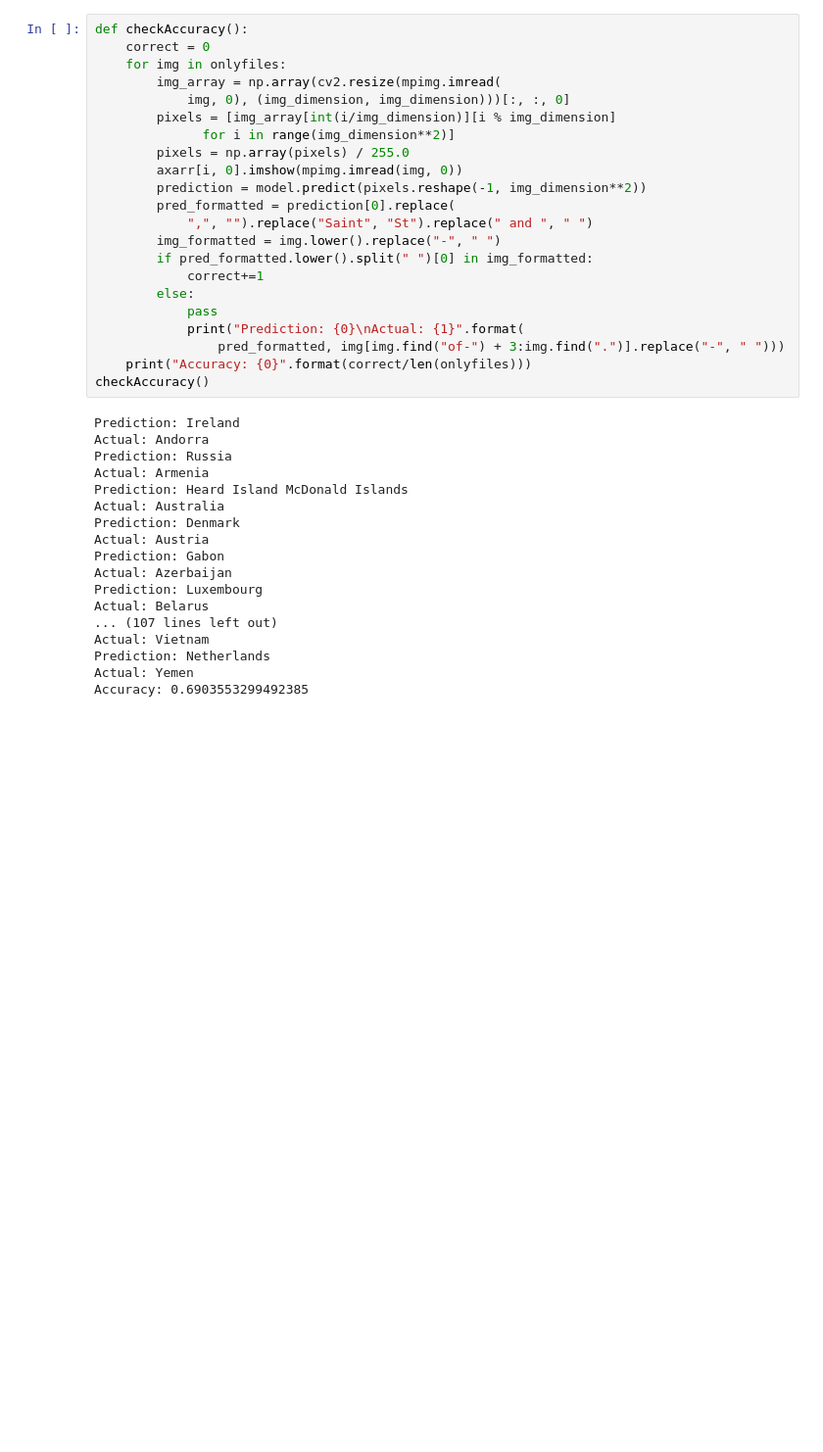
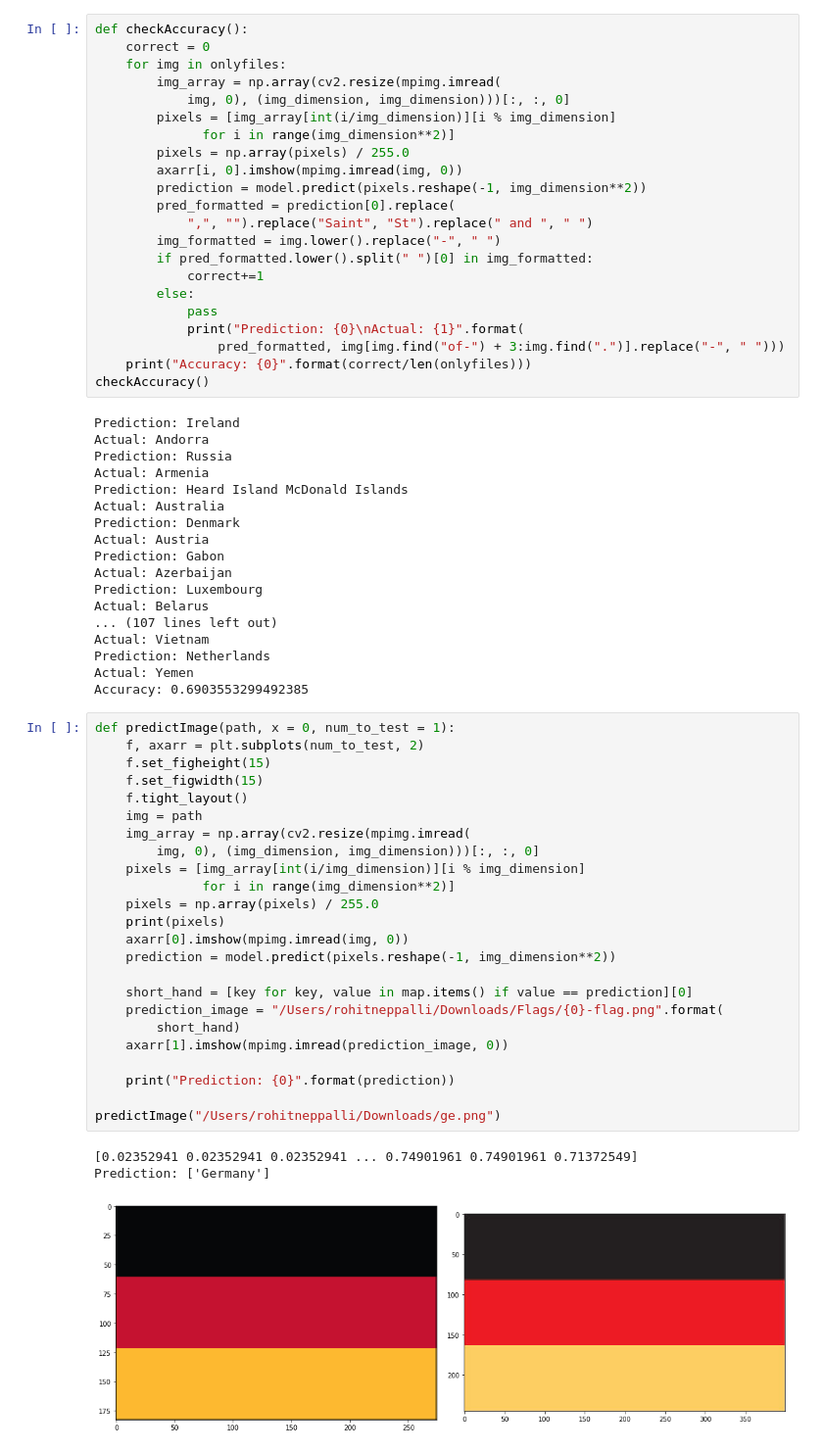
Before and after one commit to sarrthak/Flag-Classifier, a Jupyter notebook: Flag Classifier.ipynb, the cells around one changed output. Shown: that part at 98% size. Drawn from its saved outputs; the diff is of its cells as text; blank space fills up the shorter version.

Commit message:
Predict Image function

```diff
--- a/Flag Classifier.ipynb
+++ b/Flag Classifier.ipynb
@@ -154,3 +154,31 @@ Actual: Vietnam
 Prediction: Netherlands
 Actual: Yemen
 Accuracy: 0.6903553299492385
+# %%
+def predictImage(path, x = 0, num_to_test = 1):
+    f, axarr = plt.subplots(num_to_test, 2)
+    f.set_figheight(15)
+    f.set_figwidth(15)
+    f.tight_layout()
+    img = path
+    img_array = np.array(cv2.resize(mpimg.imread(
+        img, 0), (img_dimension, img_dimension)))[:, :, 0]
+    pixels = [img_array[int(i/img_dimension)][i % img_dimension]
+              for i in range(img_dimension**2)]
+    pixels = np.array(pixels) / 255.0
+    print(pixels)
+    axarr[0].imshow(mpimg.imread(img, 0))
+    prediction = model.predict(pixels.reshape(-1, img_dimension**2))
+
+    short_hand = [key for key, value in map.items() if value == prediction][0]
+    prediction_image = "/Users/rohitneppalli/Downloads/Flags/{0}-flag.png".format(
+        short_hand)
+    axarr[1].imshow(mpimg.imread(prediction_image, 0))
+
+    print("Prediction: {0}".format(prediction))
+
+predictImage("/Users/rohitneppalli/Downloads/ge.png")
+# %% [output]
+[0.02352941 0.02352941 0.02352941 ... 0.74901961 0.74901961 0.71372549]
+Prediction: ['Germany']
+[figure, added]
```
